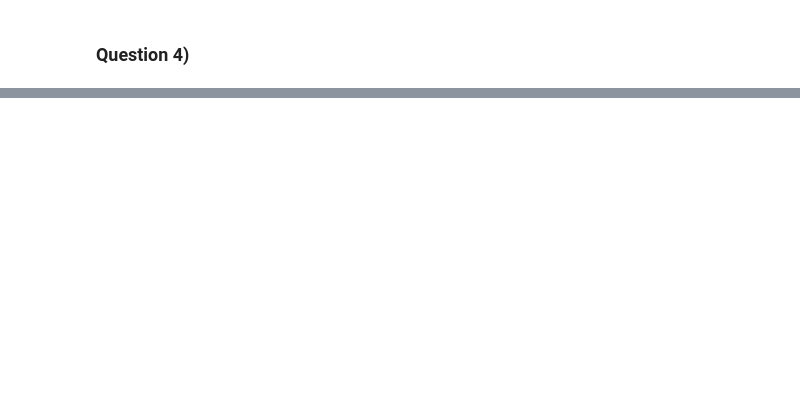
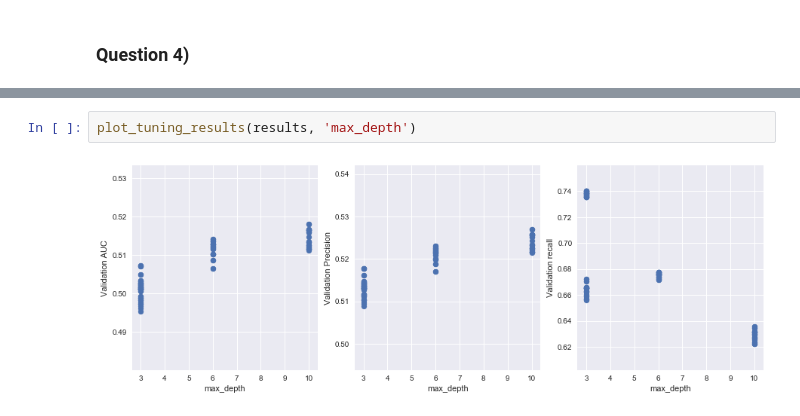
Before and after one commit to FranciscoRZ/WordImpactForecasting, a Jupyter notebook: exploratory_notebooks/kitchen_book.ipynb, the cells around one changed output, grey strips where cells are left out. Saved outputs shown, nothing was run; the diff lists cells and outputs as text; blank space fills up the shorter version.

```diff
--- a/exploratory_notebooks/kitchen_book.ipynb
+++ b/exploratory_notebooks/kitchen_book.ipynb
@@ -359,0 +463,4 @@ data
+# %%
+plot_tuning_results(results, 'max_depth')
+# %% [output]
+[figure, added]
```
Also changed, not shown: parts of 39 cells of this notebook, 1 other file.
